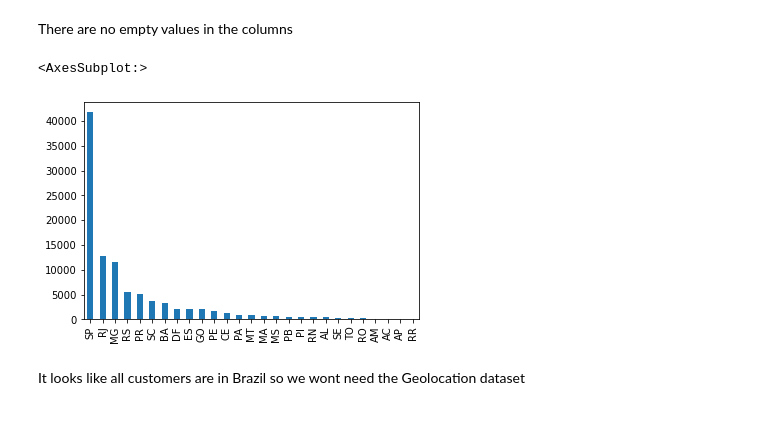
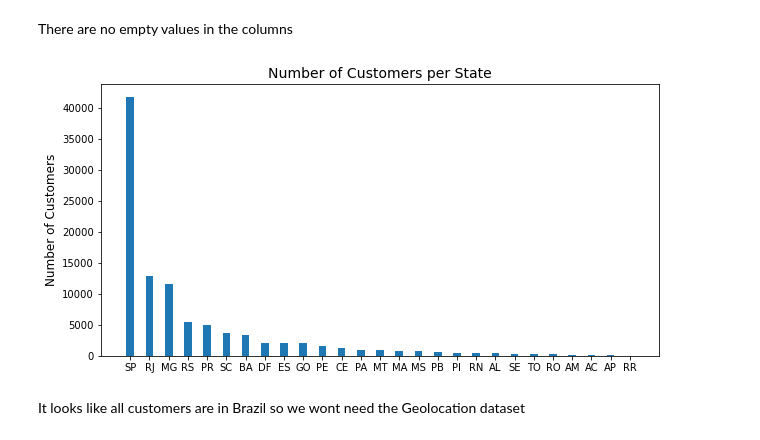
Before and after one commit to cableredi/BellevueUniv_MDS, a Jupyter notebook: DSC630/Course Project/Course_Project_CableKimberly.ipynb, the cells around one changed output. Cells and saved outputs as stored; diff of their text form; code cells hidden in the pictures.

```diff
--- a/DSC630/Course Project/Course_Project_CableKimberly.ipynb
+++ b/DSC630/Course Project/Course_Project_CableKimberly.ipynb
@@ -64,12 +65,22 @@ customer_state              0
 dtype: int64
 # %% [markdown]
 There are no empty values in the columns
+# %%
+# See how many states the customers come from
+customers_per_state = customers_df['customer_state'].value_counts()
 # %%
-# See how many states the customers come from
-customers_df['customer_state'].value_counts().plot(kind='bar')
+fig = plt.figure(figsize = (10, 5))
+
+# creating the bar plot
+plt.bar(customers_per_state.keys(), customers_per_state.values, width = 0.4)
+
+plt.xlabel("")
+plt.ylabel("Number of Customers", fontsize = 12)
+plt.title("Number of Customers per State", fontsize = 14)
+
+plt.show()
 # %% [output]
-<AxesSubplot:>
-[figure, old version]
+[figure, new version]
 # %% [markdown]
 It looks like all customers are in Brazil so we wont need the Geolocation dataset
 # %% [markdown]
```
Also changed, not shown: parts of 64 cells of this notebook, 5 other files.
